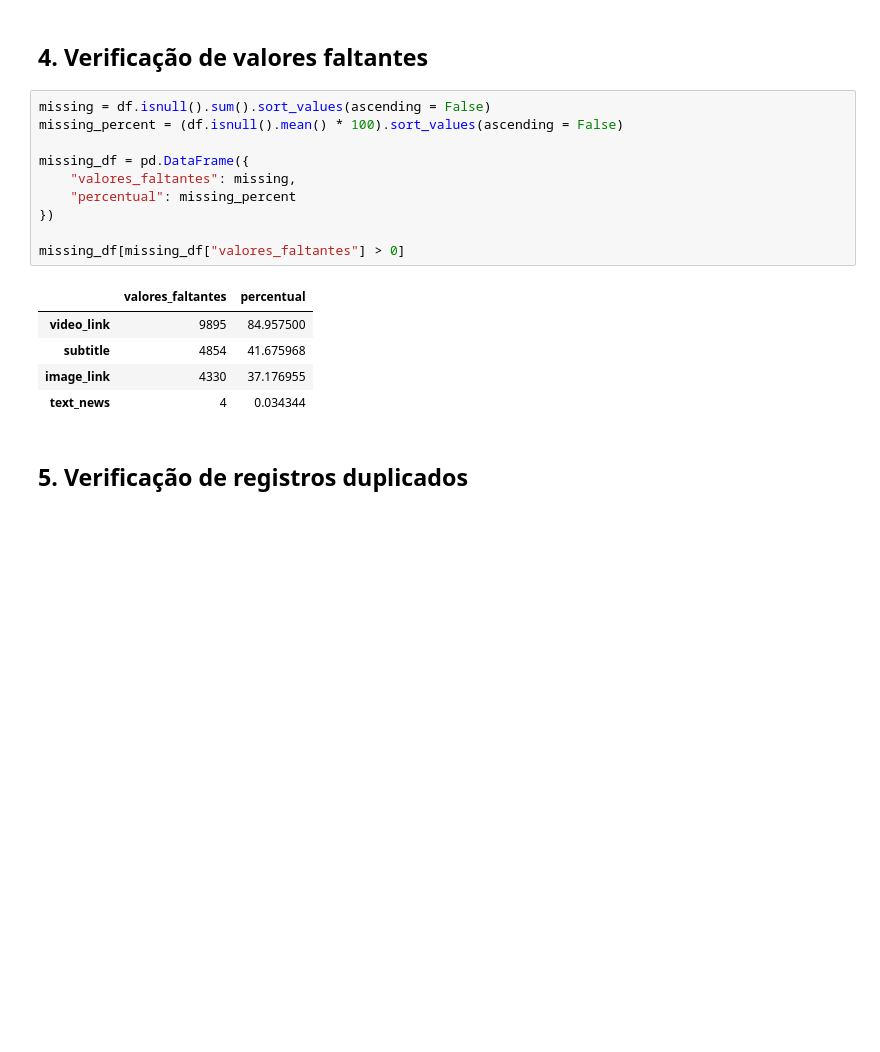
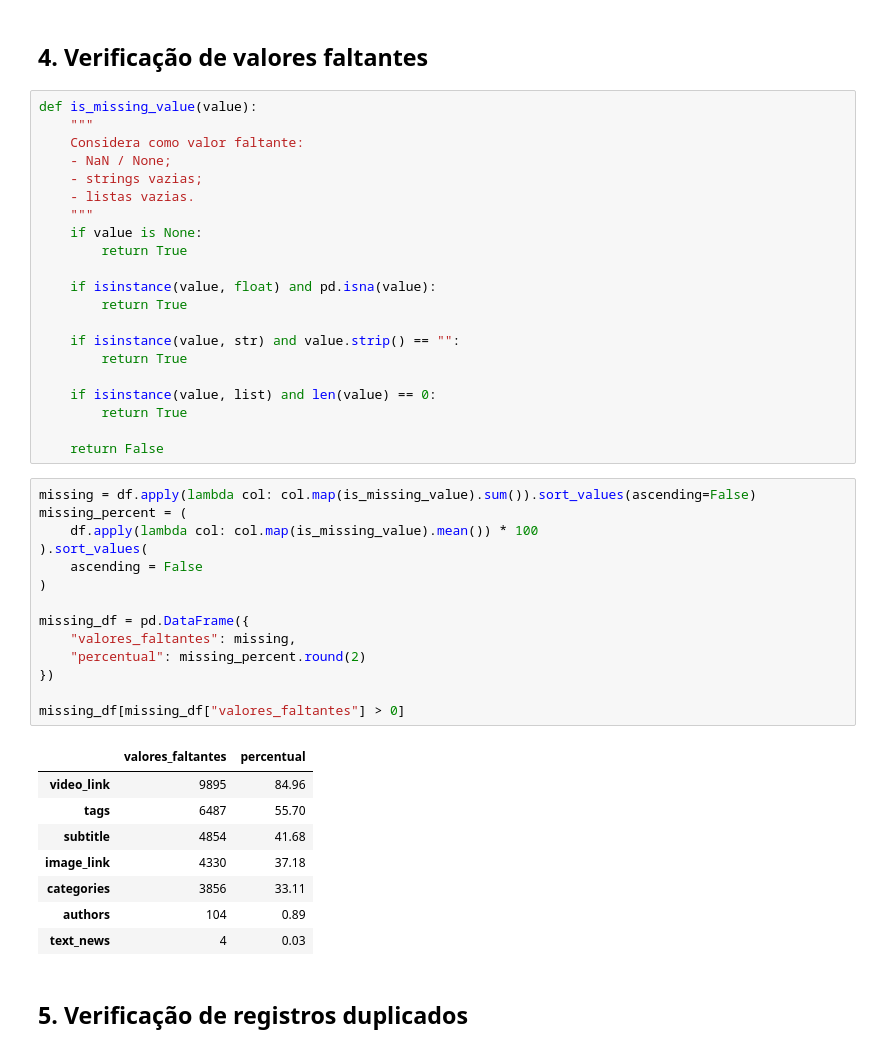
Before and after one commit to facom32701cd2/Tema-14-Fake-News, a Jupyter notebook: entregas/001 - Coleta e pré-processamento/script.ipynb, the cells around one changed output. Drawn from its saved outputs; the diff is of its cells as text; blank space fills up the shorter version.

```diff
--- a/entregas/001 - Coleta e pré-processamento/script.ipynb
+++ b/entregas/001 - Coleta e pré-processamento/script.ipynb
@@ -139,22 +139,50 @@ Index(['url', 'source_name', 'title', 'subtitle', 'publication_date',
       dtype='str')
 # %% [markdown]
 ## 4. Verificação de valores faltantes
+# %%
+def is_missing_value(value):
+    """
+    Considera como valor faltante:
+    - NaN / None;
+    - strings vazias;
+    - listas vazias.
+    """
+    if value is None:
+        return True
+
+    if isinstance(value, float) and pd.isna(value):
+        return True
+
+    if isinstance(value, str) and value.strip() == "":
+        return True
+
+    if isinstance(value, list) and len(value) == 0:
+        return True
+
+    return False
 # %%
-missing = df.isnull().sum().sort_values(ascending = False)
-missing_percent = (df.isnull().mean() * 100).sort_values(ascending = False)
+missing = df.apply(lambda col: col.map(is_missing_value).sum()).sort_values(ascending=False)
+missing_percent = (
+    df.apply(lambda col: col.map(is_missing_value).mean()) * 100
+).sort_values(
+    ascending = False
+)
 
 missing_df = pd.DataFrame({
     "valores_faltantes": missing,
-    "percentual": missing_percent
+    "percentual": missing_percent.round(2)
 })
 
 missing_df[missing_df["valores_faltantes"] > 0]
 # %% [output]
 |  | valores_faltantes | percentual |
-| video_link | 9895 | 84.957500 |
-| subtitle | 4854 | 41.675968 |
-| image_link | 4330 | 37.176955 |
-| text_news | 4 | 0.034344 |
+| video_link | 9895 | 84.96 |
+| tags | 6487 | 55.70 |
+| subtitle | 4854 | 41.68 |
+| image_link | 4330 | 37.18 |
+| categories | 3856 | 33.11 |
+| authors | 104 | 0.89 |
+| text_news | 4 | 0.03 |
 # %% [markdown]
 ## 5. Verificação de registros duplicados
 # %%
```
Also changed, not shown: parts of 7 cells of this notebook.
